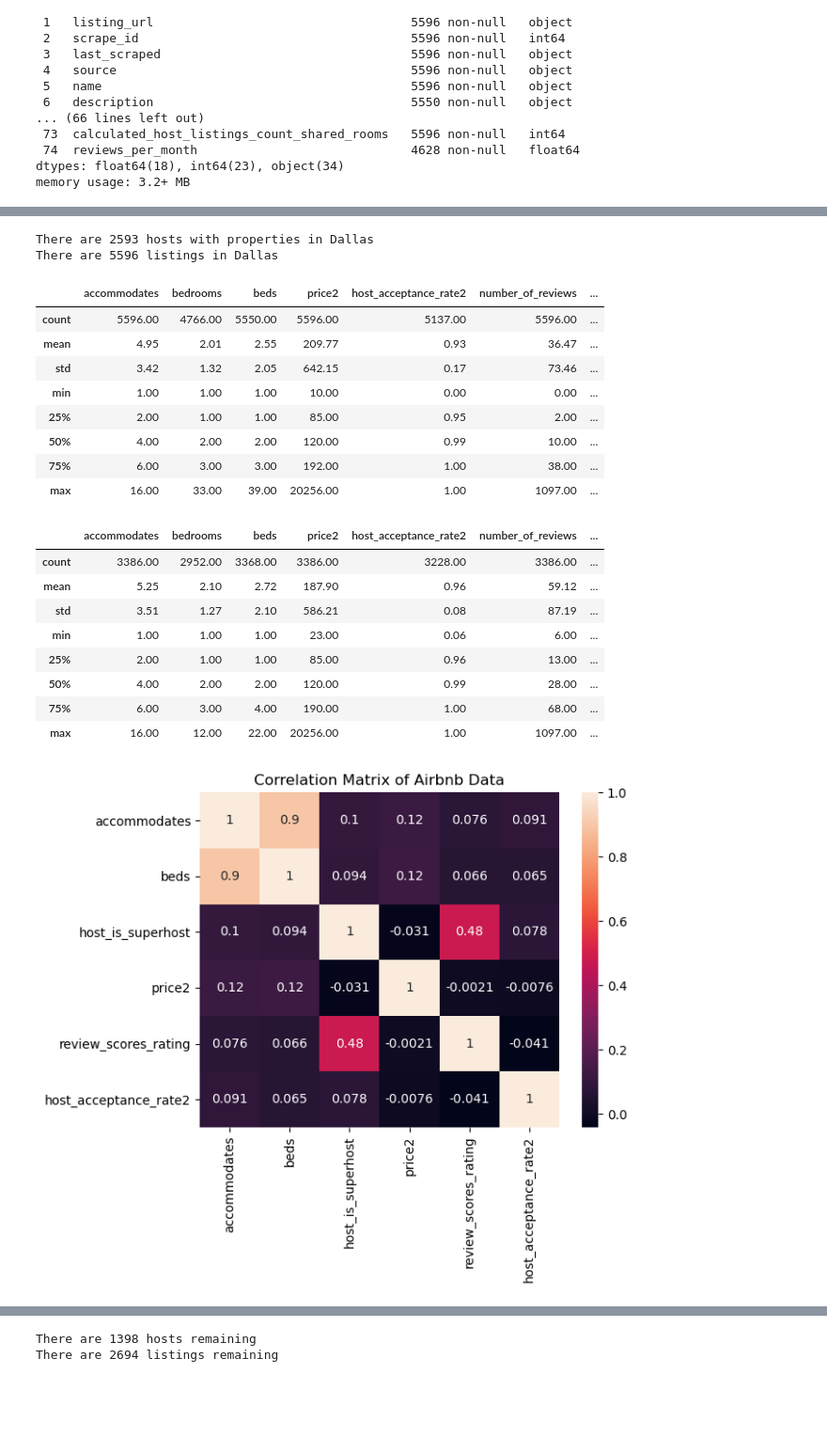
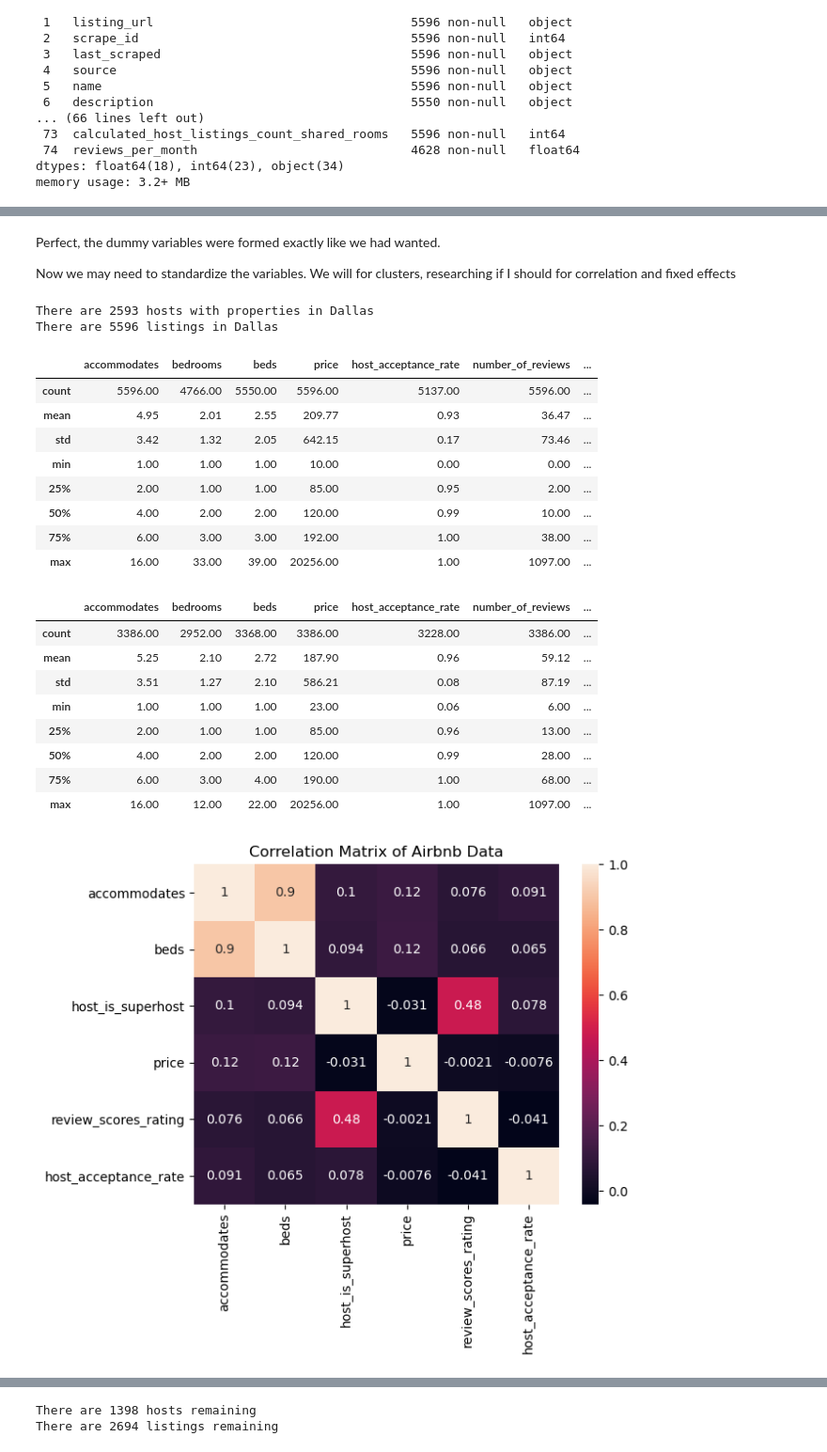
Before and after one commit to landon-g/PortfolioProjects, a Jupyter notebook: Airbnb Data.ipynb, the cells around one changed output, grey strips where cells are left out. Shown at 94% size. Drawn from its saved outputs; the diff is of its cells as text; code cells hidden in the pictures; blank space fills up the shorter version.

Commit message:
Update Airbnb Data Project
Added Dummy Variables for neighbourhood_cleansed and room_type.

Did break the later sections, so I will have to go back and fix this.

```diff
--- a/Airbnb Data.ipynb
+++ b/Airbnb Data.ipynb
@@ -44,7 +44,7 @@ memory usage: 3.2+ MB
 # %%
 #Start data cleaning process.
 #Drop unnecessary columns.
-df = df_raw.loc[:,['id', 'name','host_id','host_since', 'host_location','host_acceptance_rate','host_is_superhost', 'host_neighbourhood', 'neighbourhood_cleansed','latitude','longitude', 'property_type', 'room_type', 'accommodates', 'bedrooms', 'beds', 'price','minimum_nights', 'maximum_nights', 'number_of_reviews', 'review_scores_rating', 'review_scores_accuracy', 'review_scores_communication', 'review_scores_location', 'review_scores_value']]
+df = df_raw.loc[:,['id', 'name','host_id','host_since', 'host_location','host_acceptance_rate','host_is_superhost', 'neighbourhood_cleansed','latitude','longitude', 'room_type', 'accommodates', 'bedrooms', 'beds', 'price','minimum_nights', 'maximum_nights', 'number_of_reviews', 'review_scores_rating', 'review_scores_accuracy', 'review_scores_communication', 'review_scores_location', 'review_scores_value']]
 
 #Changes superhost true/false values to boolean values
 df['host_is_superhost'] = df['host_is_superhost'].replace({'t' : 1 , 'f' : 0})
@@ -53,8 +53,8 @@ df['host_is_superhost'] = df['host_is_superhost'].replace({'t' : 1 , 'f' : 0})
 df['host_since'] = df['host_since'].astype('datetime64[ns]')
 
 #Create new columns for price and acceptance rate. Changes the data type to a float value and removes the signs
-df['price2'] = df['price'].replace('[\$,]', '', regex=True).astype(float)
-df['host_acceptance_rate2'] = df['host_acceptance_rate'].str.rstrip('%').astype('float') / 100.0
+df['price'] = df['price'].replace('[\$,]', '', regex=True).astype(float)
+df['host_acceptance_rate'] = df['host_acceptance_rate'].str.rstrip('%').astype('float') / 100.0
 
 df.head()
 # %% [output]
@@ -67,4 +74,24 @@ df.head()
+# %%
+#df.neighbourhood_cleansed.value_counts()
+df['nb1'] = (df.neighbourhood_cleansed=="District 1")
+df['nb2'] = (df.neighbourhood_cleansed=="District 2")
+df['nb3'] = (df.neighbourhood_cleansed=="District 3")
+df['nb4'] = (df.neighbourhood_cleansed=="District 4")
+df['nb5'] = (df.neighbourhood_cleansed=="District 5")
+df['nb6'] = (df.neighbourhood_cleansed=="District 6")
+df['nb7'] = (df.neighbourhood_cleansed=="District 7")
+df['nb8'] = (df.neighbourhood_cleansed=="District 8")
+df['nb9'] = (df.neighbourhood_cleansed=="District 9")
+df['nb10'] = (df.neighbourhood_cleansed=="District 10")
+df['nb11'] = (df.neighbourhood_cleansed=="District 11")
+df['nb12'] = (df.neighbourhood_cleansed=="District 12")
+df['nb13'] = (df.neighbourhood_cleansed=="District 13")
+df['nb14'] = (df.neighbourhood_cleansed=="District 14")
 # %%
+df.room_type.value_counts()
+df['entire_home'] = (df.room_type=='Entire home/apt')
+df['private_room'] = (df.room_type=='Private room')
+df['shared_room'] = (df.room_type=='Shared room')
 df.info()
 # %% [output]
 <class 'pandas.core.frame.DataFrame'>
@@ -90,3 +114,7 @@ memory usage: 1.2+ MB
+# %% [markdown]
+Perfect, the dummy variables were formed exactly like we had wanted.
+
+Now we may need to standardize the variables. We will for clusters, researching if I should for correlation and fixed effects
 # %%
 #Number of Hosts (Unique Host IDs)
 numHosts = df['host_id'].nunique()
@@ -97,11 +125,11 @@ numListings = len(df)
 print("There are",numListings,"listings in Dallas")
 
 #Descriptions of the Data
-df[['accommodates','bedrooms','beds','price2','host_acceptance_rate2','number_of_reviews','review_scores_rating']].describe().round(2)
+df[['accommodates','bedrooms','beds','price','host_acceptance_rate','number_of_reviews','review_scores_rating']].describe().round(2)
 # %% [output]
 There are 2593 hosts with properties in Dallas
 There are 5596 listings in Dallas
-|  | accommodates | bedrooms | beds | price2 | host_acceptance_rate2 | number_of_reviews | ... |
+|  | accommodates | bedrooms | beds | price | host_acceptance_rate | number_of_reviews | ... |
 | count | 5596.00 | 4766.00 | 5550.00 | 5596.00 | 5137.00 | 5596.00 | ... |
 | mean | 4.95 | 2.01 | 2.55 | 209.77 | 0.93 | 36.47 | ... |
 | std | 3.42 | 1.32 | 2.05 | 642.15 | 0.17 | 73.46 | ... |
@@ -115,16 +143,16 @@ There are 5596 listings in Dallas
 df.drop(df[df['number_of_reviews'] <= 5].index, inplace = True)
 
 #Remove listings with a 0% Acceptance Rate
-df.drop(df[df['host_acceptance_rate2'] == 0].index, inplace = True)
+df.drop(df[df['host_acceptance_rate'] == 0].index, inplace = True)
 
 #Restrict listings with prices greater than $1000
 #df.drop(df[df['price2'] >= 1000].index, inplace = True)
 
 df = df.reset_index(drop = True)
 
-df[['accommodates','bedrooms','beds','price2','host_acceptance_rate2','number_of_reviews','review_scores_rating']].describe().round(2)
+df[['accommodates','bedrooms','beds','price','host_acceptance_rate','number_of_reviews','review_scores_rating']].describe().round(2)
 # %% [output]
-|  | accommodates | bedrooms | beds | price2 | host_acceptance_rate2 | number_of_reviews | ... |
+|  | accommodates | bedrooms | beds | price | host_acceptance_rate | number_of_reviews | ... |
 | count | 3386.00 | 2952.00 | 3368.00 | 3386.00 | 3228.00 | 3386.00 | ... |
 | mean | 5.25 | 2.10 | 2.72 | 187.90 | 0.96 | 59.12 | ... |
 | std | 3.51 | 1.27 | 2.10 | 586.21 | 0.08 | 87.19 | ... |
@@ -136,20 +164,20 @@ df[['accommodates','bedrooms','beds','price2','host_acceptance_rate2','number_of
 # %%
 #Create a correlation matrix of features
 #df.columns.unique()
-df_Corr = df[['accommodates','beds','host_is_superhost','price2','review_scores_rating','host_acceptance_rate2']].copy()
+df_Corr = df[['accommodates','beds','host_is_superhost','price','review_scores_rating','host_acceptance_rate']].copy()
 #Neighbourhood Variables will need to be binned in order to gather correlation info
 #df_Corr = df[['review_scores_rating','review_scores_accuracy','review_scores_communication','review_scores_location','review_scores_value','minimum_nights','maximum_nights']].copy()
 #df_Corr.info()
 #df_Corr
 corr_matrix = df_Corr.corr()
 
 sns.heatmap(corr_matrix, annot=True)
 
 plt.title('Correlation Matrix of Airbnb Data')
 
 plt.show()
 # %% [output]
-[figure, old version]
+[figure, new version]
 # %% [markdown]
 A few interesting notes so far.
 
```
Also changed, not shown: parts of 9 cells of this notebook.
